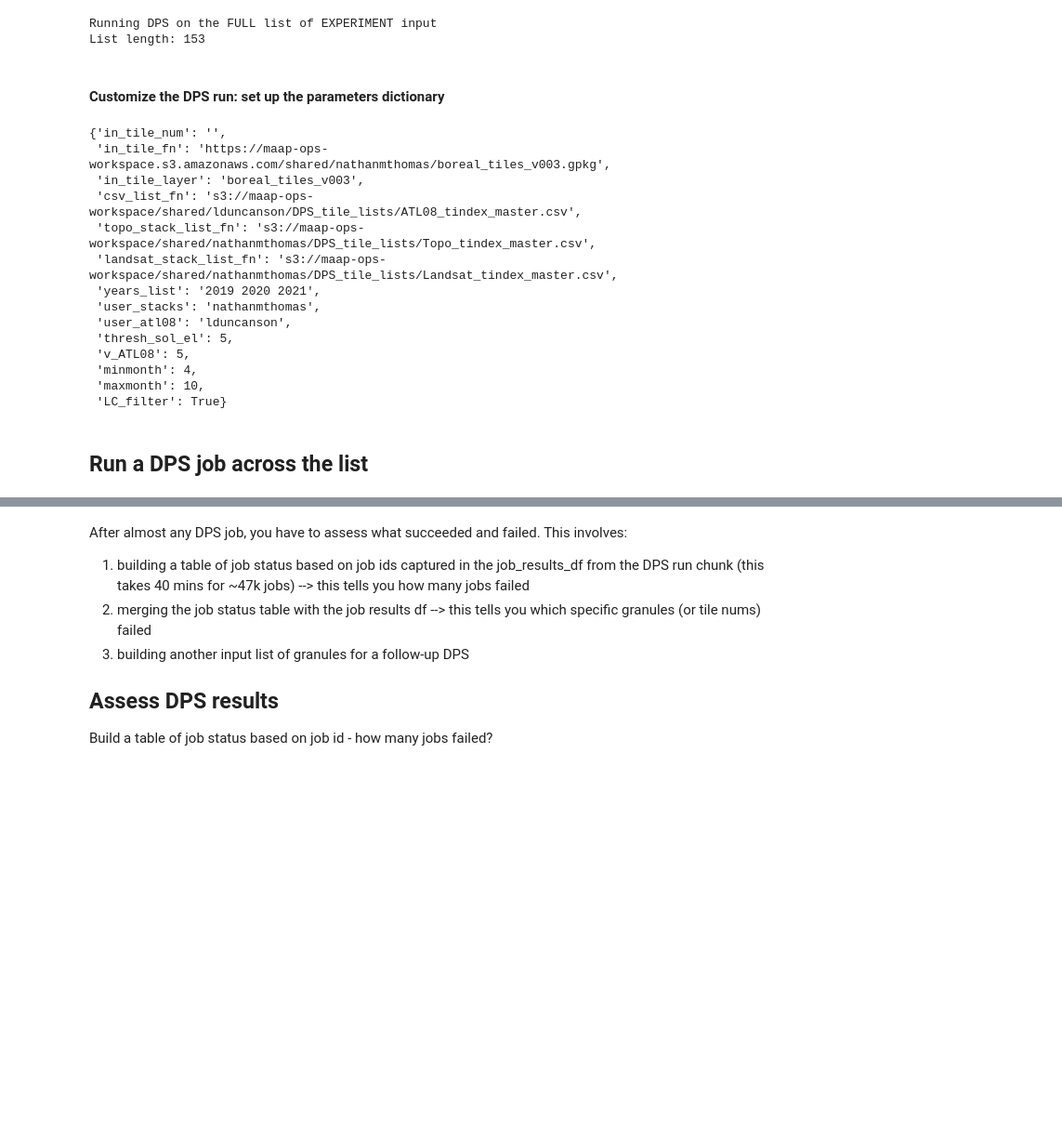
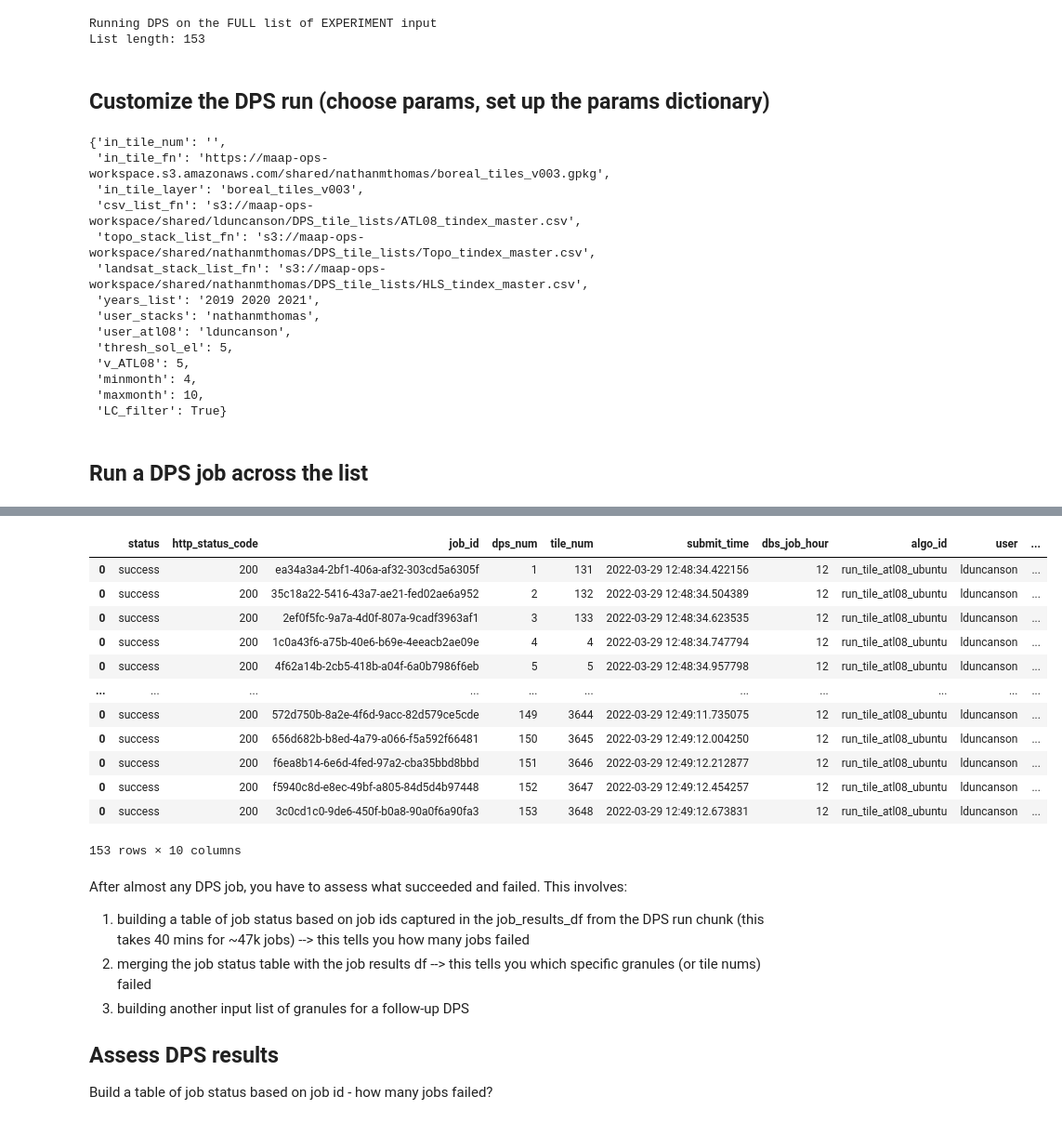
Before and after one commit to lauraduncanson/icesat2_boreal, a Jupyter notebook: notebooks/3.Gridded_product_development/DPS_tile_atl08.ipynb.ipynb, the cells around one changed output, grey strips where cells are left out. Shown at 93% size. Drawn from its saved outputs; the diff is of its cells as text; code cells hidden in the pictures; blank space fills up the shorter version.

```diff
--- a/notebooks/3.Gridded_product_development/DPS_tile_atl08.ipynb.ipynb
+++ b/notebooks/3.Gridded_product_development/DPS_tile_atl08.ipynb.ipynb
@@ -293,5 +271,5 @@ print(f"List length: {len(DPS_INPUT_TILE_NUM_LIST)}")
 Running DPS on the FULL list of EXPERIMENT input
 List length: 153
 # %% [markdown]
-#### Customize the DPS run: set up the parameters dictionary
+## Customize the DPS run (choose params, set up the params dictionary)
 # %%
@@ -335,5 +323,5 @@ in_param_dict_norway02 = {
 # %%
-in_param_dict = in_param_dict_norway02
+in_param_dict = in_param_dict_norway03
 in_param_dict
 # %% [output]
 {'in_tile_num': '',
@@ -341,7 +329,7 @@ in_param_dict
  'in_tile_layer': 'boreal_tiles_v003',
  'csv_list_fn': 's3://maap-ops-workspace/shared/lduncanson/DPS_tile_lists/ATL08_tindex_master.csv',
  'topo_stack_list_fn': 's3://maap-ops-workspace/shared/nathanmthomas/DPS_tile_lists/Topo_tindex_master.csv',
- 'landsat_stack_list_fn': 's3://maap-ops-workspace/shared/nathanmthomas/DPS_tile_lists/Landsat_tindex_master.csv',
+ 'landsat_stack_list_fn': 's3://maap-ops-workspace/shared/nathanmthomas/DPS_tile_lists/HLS_tindex_master.csv',
  'years_list': '2019 2020 2021',
  'user_stacks': 'nathanmthomas',
  'user_atl08': 'lduncanson',
@@ -376,29 +364,30 @@ for i, INPUT_TILE_NUM in enumerate(DPS_INPUT_TILE_NUM_LIST):
             queue=WORKER_TYPE,
             **in_param_dict
         )
-    if False:
-        # Build a dataframe of submission details
-        submit_result['dps_num'] = DPS_num
-        submit_result['tile_num'] = INPUT_TILE_NUM
-        submit_result['submit_time'] = datetime.datetime.now()
-        submit_result['dbs_job_hour'] =datetime.datetime.now().hour
-        submit_result['algo_id'] = ALGO_ID
-        submit_result['user'] = USER
-        submit_result['worker_type'] = WORKER_TYPE
 
-        # Append to a list of data frames of submission results
-        submit_results_df_list.append(pd.DataFrame([submit_result]))
+    # Build a dataframe of submission details
+    submit_result['dps_num'] = DPS_num
+    submit_result['tile_num'] = INPUT_TILE_NUM
+    submit_result['submit_time'] = datetime.datetime.now()
+    submit_result['dbs_job_hour'] =datetime.datetime.now().hour
+    submit_result['algo_id'] = ALGO_ID
+    submit_result['user'] = USER
+    submit_result['worker_type'] = WORKER_TYPE
+
+    # Append to a list of data frames of submission results
+    submit_results_df_list.append(pd.DataFrame([submit_result]))
 
     if DPS_num in [1, 25, 50, 100, 500, 1000, 1500, 2000, 3000, 5000, 7000, 9000, 11000, 13000, 15000, 17000, 19000, 21000, 24000, len_input_list]:
-        #print(f"DPS run #: {DPS_num}\t| tile num: {INPUT_TILE_NUM}\t| submit status: {submit_result['status']}\t| job id: {submit_result['job_id']}")
-        print(DPS_num)
-if False:
-    # Build a final submission results df and save
-    submit_results_df = pd.concat(submit_results_df_list)
-    nowtime = pd.Timestamp.now().strftime('%Y%m%d%H%M')
-    print(f"Current time:\t{nowtime}")
-    submit_results_df.to_csv(f'/projects/my-public-bucket/DPS_{IDENTIFIER}_submission_results_{len_input_list}_{nowtime}.csv')
-    submit_results_df
+        print(f"DPS run #: {DPS_num}\t| tile num: {INPUT_TILE_NUM}\t| submit status: {submit_result['status']}\t| job id: {submit_result['job_id']}")
+
+# Build a final submission results df and save
+submit_results_df = pd.concat(submit_results_df_list)
+nowtime = pd.Timestamp.now().strftime('%Y%m%d%H%M')
+print(f"Current time:\t{nowtime}")
+OUT_SUBMISSION_CSV_FN = f'/projects/my-public-bucket/DPS_{IDENTIFIER}_submission_results_{len_input_list}_{nowtime}.csv'
+submit_results_df.to_csv(OUT_SUBMISSION_CSV_FN)
+print(OUT_SUBMISSION_CSV_FN)
+submit_results_df
 # %% [output]
 # of input tiles for DPS: 153
 1
@@ -411,3 +402,16 @@ Wall time: 34.7 s
+|  | status | http_status_code | job_id | dps_num | tile_num | submit_time | dbs_job_hour | algo_id | user | ... |
+| 0 | success | 200 | ea34a3a4-2bf1-406a-af32-303cd5a6305f | 1 | 131 | 2022-03-29 12:48:34.422156 | 12 | run_tile_atl08_ubuntu | lduncanson | ... |
+| 0 | success | 200 | 35c18a22-5416-43a7-ae21-fed02ae6a952 | 2 | 132 | 2022-03-29 12:48:34.504389 | 12 | run_tile_atl08_ubuntu | lduncanson | ... |
+| 0 | success | 200 | 2ef0f5fc-9a7a-4d0f-807a-9cadf3963af1 | 3 | 133 | 2022-03-29 12:48:34.623535 | 12 | run_tile_atl08_ubuntu | lduncanson | ... |
+| 0 | success | 200 | 1c0a43f6-a75b-40e6-b69e-4eeacb2ae09e | 4 | 4 | 2022-03-29 12:48:34.747794 | 12 | run_tile_atl08_ubuntu | lduncanson | ... |
+| 0 | success | 200 | 4f62a14b-2cb5-418b-a04f-6a0b7986f6eb | 5 | 5 | 2022-03-29 12:48:34.957798 | 12 | run_tile_atl08_ubuntu | lduncanson | ... |
+| ... | ... | ... | ... | ... | ... | ... | ... | ... | ... | ... |
+| 0 | success | 200 | 572d750b-8a2e-4f6d-9acc-82d579ce5cde | 149 | 3644 | 2022-03-29 12:49:11.735075 | 12 | run_tile_atl08_ubuntu | lduncanson | ... |
+| 0 | success | 200 | 656d682b-b8ed-4a79-a066-f5a592f66481 | 150 | 3645 | 2022-03-29 12:49:12.004250 | 12 | run_tile_atl08_ubuntu | lduncanson | ... |
+| 0 | success | 200 | f6ea8b14-6e6d-4fed-97a2-cba35bbd8bbd | 151 | 3646 | 2022-03-29 12:49:12.212877 | 12 | run_tile_atl08_ubuntu | lduncanson | ... |
+| 0 | success | 200 | f5940c8d-e8ec-49bf-a805-84d5d4b97448 | 152 | 3647 | 2022-03-29 12:49:12.454257 | 12 | run_tile_atl08_ubuntu | lduncanson | ... |
+| 0 | success | 200 | 3c0cd1c0-9de6-450f-b0a8-90a0f6a90fa3 | 153 | 3648 | 2022-03-29 12:49:12.673831 | 12 | run_tile_atl08_ubuntu | lduncanson | ... |
+153 rows × 10 columns
 # %% [markdown]
 After almost any DPS job, you have to assess what succeeded and failed. This involves:
 1. building a table of job status based on job ids captured in the job_results_df from the DPS run chunk (this takes 40 mins for ~47k jobs) --> this tells you how many jobs failed
```
Also changed, not shown: parts of 10 cells of this notebook, 2 other files.
